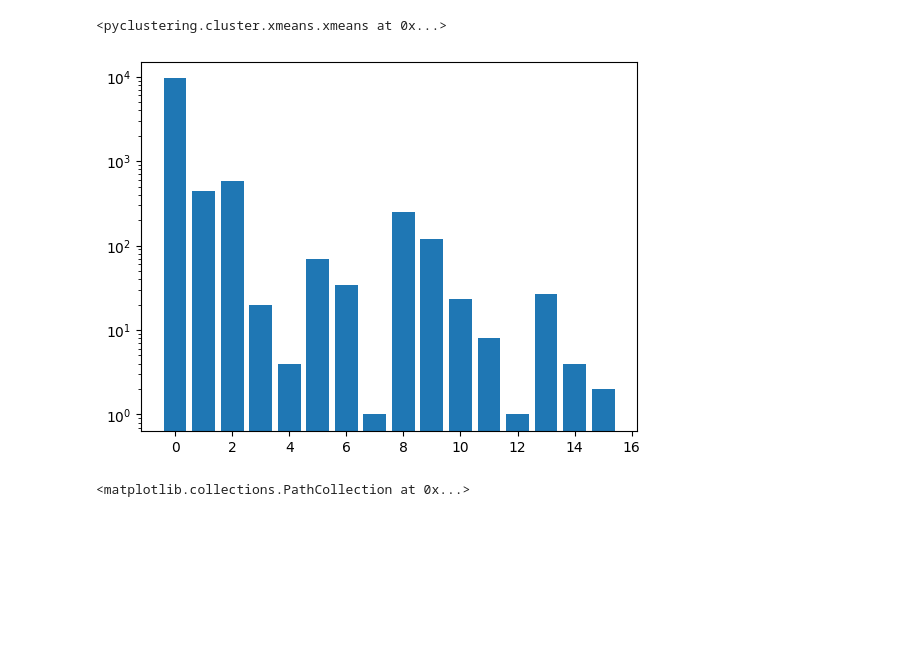
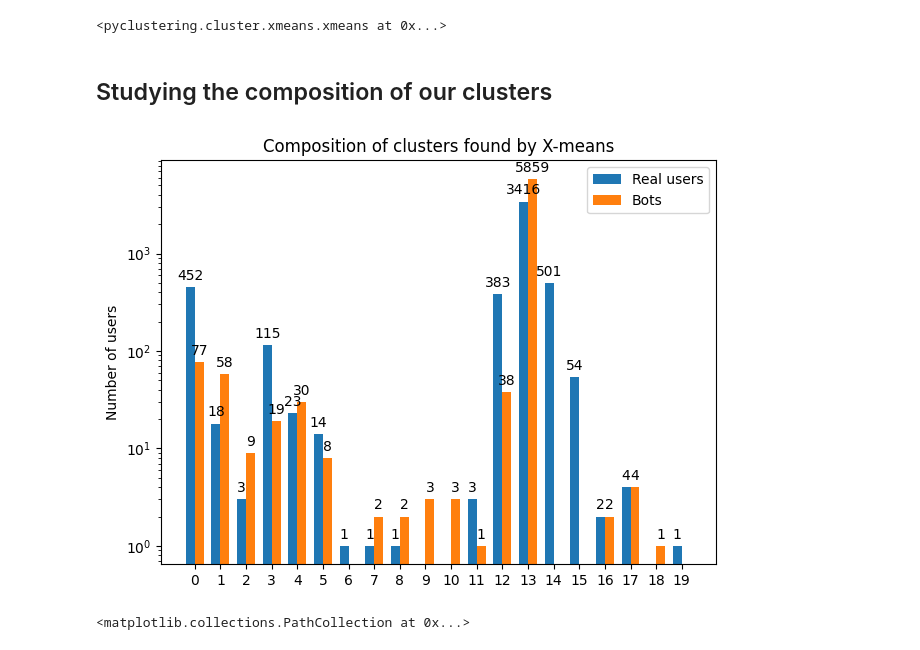
Before and after one commit to The-seven-dwarfs/DataMining-Group7, a Jupyter notebook: 2.4-Distance_based_clustering.ipynb, the cells around one changed output. Cells and saved outputs as stored; diff of their text form; code cells hidden in the pictures; blank space fills up the shorter version.

Commit message:
Implemented plot to study the composition of clusters

```diff
--- a/2.4-Distance_based_clustering.ipynb
+++ b/2.4-Distance_based_clustering.ipynb
@@ -54,8 +54,8 @@ indicator_columns_users = ['account_average_tweets_per_day', 'avg_tweets_per_act
                             'tweet_num_replies_ratio']
 
 all_possible_combinations = list(combinations(indicator_columns_users, 2))
-#combination = all_possible_combinations[42]
-combination = ('account_average_tweets_per_day', 'avg_mentions')
+#combination = ('account_average_tweets_per_day', 'avg_mentions')
+combination = indicator_columns_users
 # %%
 subset_df = users_df[list(combination)]
 scaler = StandardScaler()
@@ -69,14 +69,53 @@ xmeans_instance.process()
 <pyclustering.cluster.xmeans.xmeans at 0x...>
 # %%
 clusters = xmeans_instance.get_clusters()
+# %% [markdown]
+## Studying the composition of our clusters
 # %%
-clusters_id = [_ for _ in range(len(clusters))]
-clusters_sizes = list(map(lambda c: len(c), clusters))
+def plot_clusters_compositions(clusters_ids, number_users_per_cluster, number_bots_per_cluster):
+    labels = clusters_ids
+    number_users_per_cluster = number_users_per_cluster
+    number_bots_per_cluster = number_bots_per_cluster
 
-plt.bar(x=clusters_id, height=clusters_sizes, log=True)
-plt.show()
+    x = np.arange(len(labels))  # the label locations
+    width = 0.35  # the width of the bars
+
+    fig, ax = plt.subplots()
+    rects1 = ax.bar(x - width/2, number_users_per_cluster, width, label='Real users', log=True)
+    rects2 = ax.bar(x + width/2, number_bots_per_cluster, width, label='Bots', log=True)
+
+    # Add some text for labels, title and custom x-axis tick labels, etc.
+    ax.set_ylabel('Number of users')
+    ax.set_title('Composition of clusters found by X-means')
+    ax.set_xticks(x, labels)
+    ax.legend()
+
+    ax.bar_label(rects1, padding=3)
+    ax.bar_label(rects2, padding=3)
+
+    fig.tight_layout()
+
+    plt.show()
+
+is_bot = lambda index: users_df.iloc[index].bot == 1
+clusters_ids = []
+number_users_per_cluster = []
+number_bots_per_cluster = []
+for (cluster_index, indexes_in_cluster) in enumerate(clusters):
+    number_real_users = 0
+    number_bots = 0
+    for user_index in indexes_in_cluster:
+        if is_bot(user_index):
+            number_bots += 1
+        else:
+            number_real_users += 1
+    clusters_ids.append(cluster_index)
+    number_users_per_cluster.append(number_real_users)
+    number_bots_per_cluster.append(number_bots)
+
+plot_clusters_compositions(clusters_ids,number_users_per_cluster, number_bots_per_cluster)
 # %% [output]
-[figure, old version]
+[figure, new version]
 # %%
 def get_element_cluster(element, clusters):
     for (index, list_of_elements) in enumerate(clusters):
```
